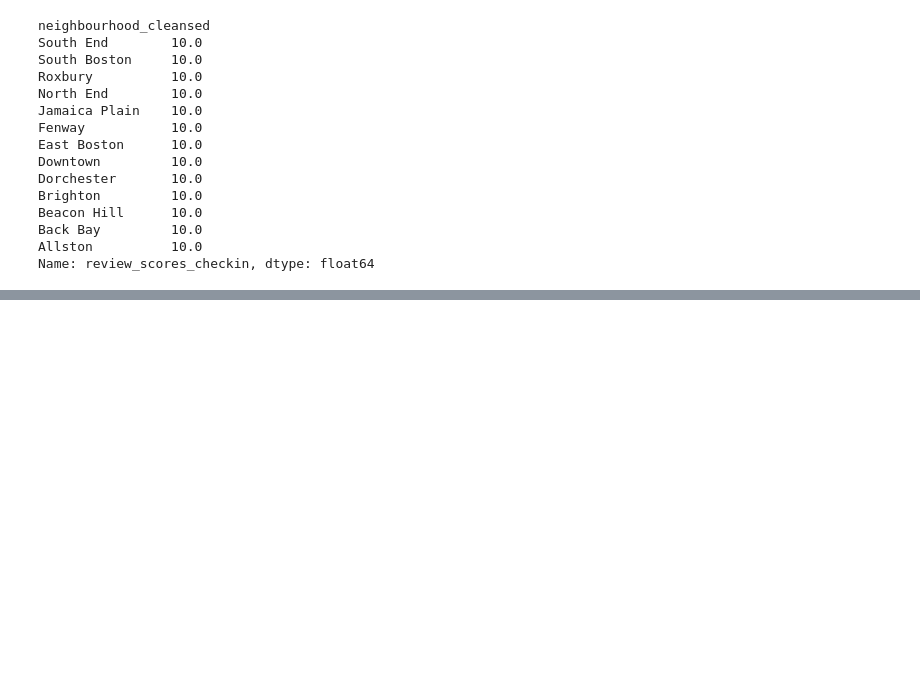
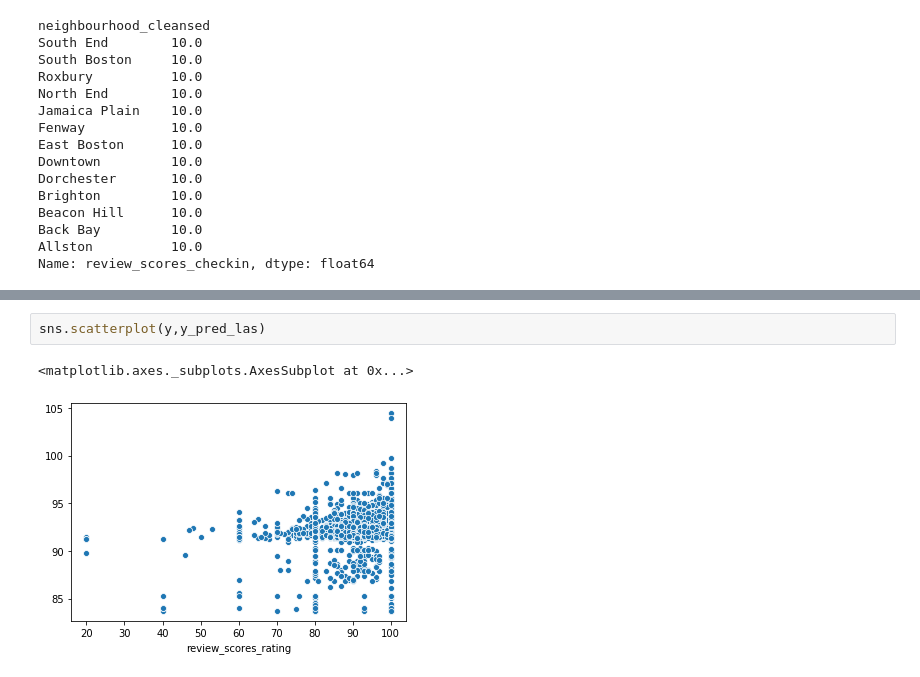
Before and after one commit to okids/boston_airbnb_analysis, a Jupyter notebook: How_to_get_good_ratings.ipynb, the cells around one changed output, grey strips where cells are left out. Saved outputs shown, nothing was run; the diff lists cells and outputs as text; blank space fills up the shorter version.

```diff
--- a/How_to_get_good_ratings.ipynb
+++ b/How_to_get_good_ratings.ipynb
@@ -184,0 +273,5 @@ Name: space, Length: 2772, dtype: object
+# %%
+sns.scatterplot(y,y_pred_las)
+# %% [output]
+<matplotlib.axes._subplots.AxesSubplot at 0x...>
+[figure, added]
```
Also changed, not shown: parts of 36 cells of this notebook.
